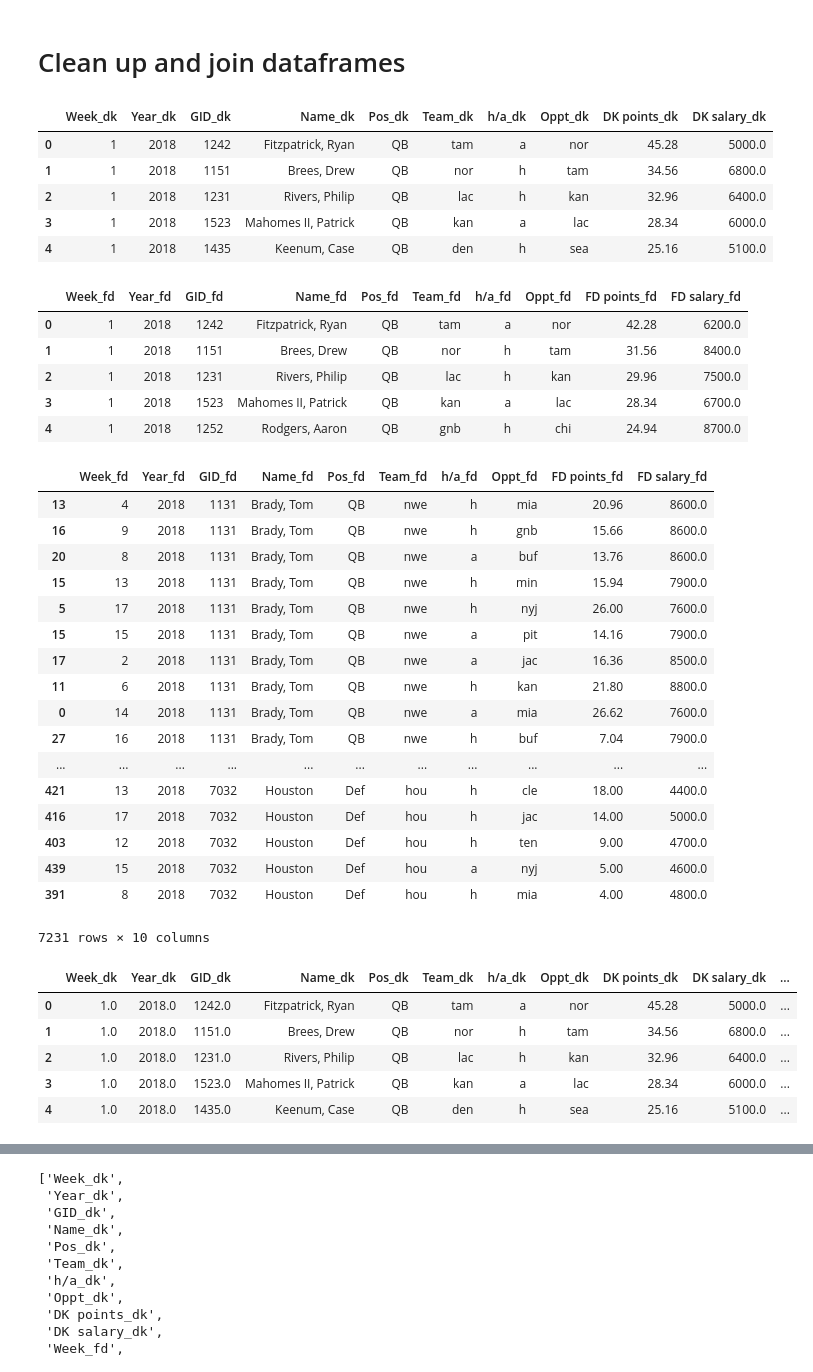
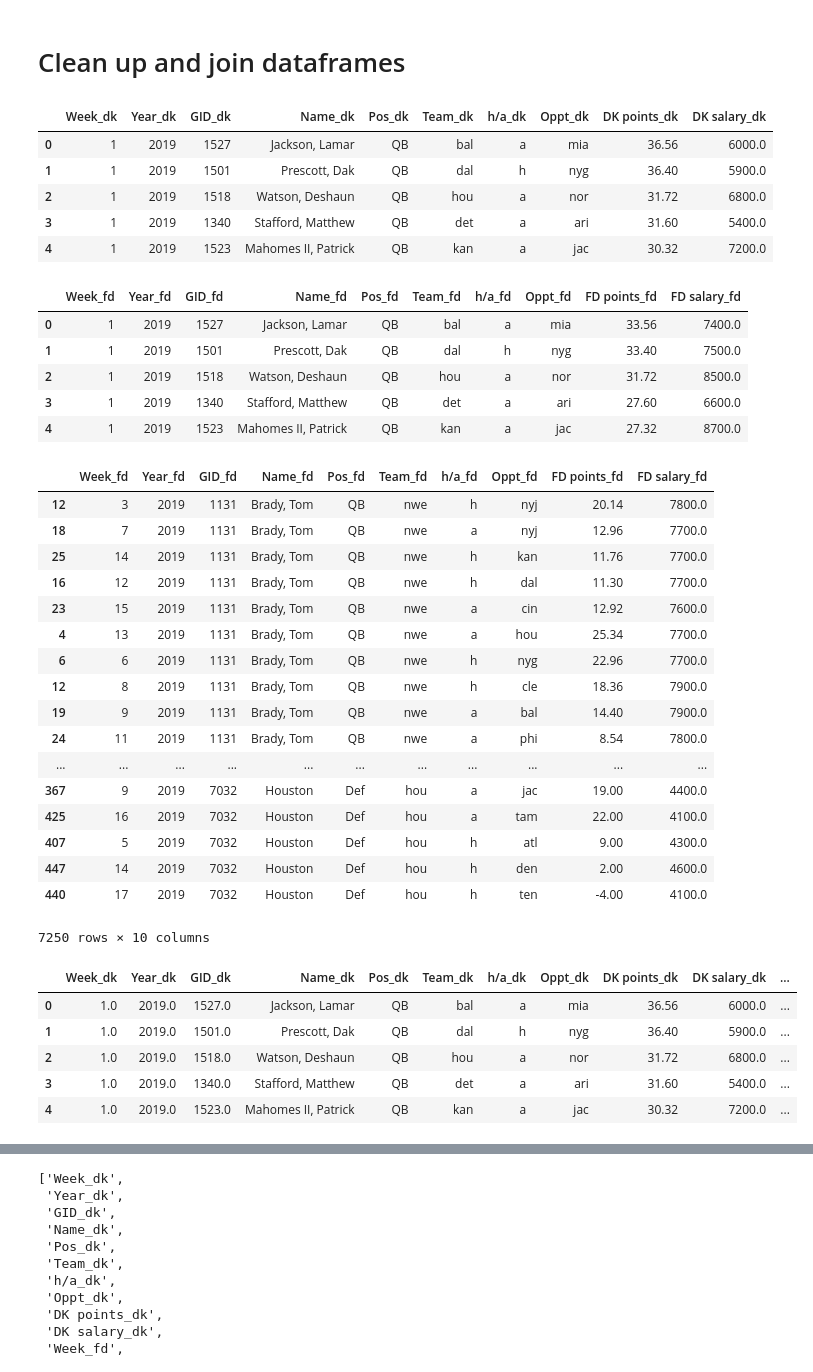
Before and after one commit to JGH85/LineupCombiner, a Jupyter notebook: ScrapePastFantasyData.ipynb, the cells around one changed output, grey strips where cells are left out. Saved outputs shown, nothing was run; the diff lists cells and outputs as text; code cells hidden in the pictures.

```diff
--- a/ScrapePastFantasyData.ipynb
+++ b/ScrapePastFantasyData.ipynb
@@ -73,14 +73,14 @@ week_query = '&week='
 # %%
-url_list_fd_2018 = []
-year = '2018'
+url_list_fd = []
+year = '2019'
 for i in range (1,18):
     combined_url = base_url + fd_search + year_query + year + week_query + str(i)
     print(combined_url)
-    url_list_fd_2018.append(combined_url)
+    url_list_fd.append(combined_url)
 
-url_list_dk_2018 = []
+url_list_dk = []
 for i in range (1,18):
     combined_url = base_url + dk_search + year_query + year + week_query + str(i)
     print(combined_url)
-    url_list_dk_2018.append(combined_url)
+    url_list_dk.append(combined_url)
 # %% [output]
@@ -106,7 +106,7 @@ http://rotoguru1.com/cgi-bin/fyday.pl?scsv=1&game=dk&year=2018&week=17
 # %%
 master_df_fd = pd.DataFrame()
 
-for u in url_list_fd_2018:
+for u in url_list_fd:
     temp_df = url_to_dataframe(u)
     master_df_fd = master_df_fd.append(temp_df)
 # %% [output]
@@ -130,7 +130,7 @@ http://rotoguru1.com/cgi-bin/fyday.pl?scsv=1&game=fd&year=2018&week=17
 # %%
 master_df_dk = pd.DataFrame()
 
-for u in url_list_dk_2018:
+for u in url_list_dk:
     temp_df = url_to_dataframe(u)
     master_df_dk = master_df_dk.append(temp_df)
 # %% [output]
@@ -168,11 +168,11 @@ master_df_dk = master_df_dk.add_suffix('_dk')
 master_df_dk.head()
 # %% [output]
 |  | Week_dk | Year_dk | GID_dk | Name_dk | Pos_dk | Team_dk | h/a_dk | Oppt_dk | DK points_dk | DK salary_dk |
-| 0 | 1 | 2018 | 1242 | Fitzpatrick, Ryan | QB | tam | a | nor | 45.28 | 5000.0 |
-| 1 | 1 | 2018 | 1151 | Brees, Drew | QB | nor | h | tam | 34.56 | 6800.0 |
-| 2 | 1 | 2018 | 1231 | Rivers, Philip | QB | lac | h | kan | 32.96 | 6400.0 |
-| 3 | 1 | 2018 | 1523 | Mahomes II, Patrick | QB | kan | a | lac | 28.34 | 6000.0 |
-| 4 | 1 | 2018 | 1435 | Keenum, Case | QB | den | h | sea | 25.16 | 5100.0 |
+| 0 | 1 | 2019 | 1527 | Jackson, Lamar | QB | bal | a | mia | 36.56 | 6000.0 |
+| 1 | 1 | 2019 | 1501 | Prescott, Dak | QB | dal | h | nyg | 36.40 | 5900.0 |
+| 2 | 1 | 2019 | 1518 | Watson, Deshaun | QB | hou | a | nor | 31.72 | 6800.0 |
+| 3 | 1 | 2019 | 1340 | Stafford, Matthew | QB | det | a | ari | 31.60 | 5400.0 |
+| 4 | 1 | 2019 | 1523 | Mahomes II, Patrick | QB | kan | a | jac | 30.32 | 7200.0 |
 # %%
 # master_df_dk.sort_values(by=['GID_dk'])
 # %%
@@ -181,42 +181,42 @@ master_df_fd = master_df_fd.add_suffix('_fd')
 master_df_fd.head()
 # %% [output]
 |  | Week_fd | Year_fd | GID_fd | Name_fd | Pos_fd | Team_fd | h/a_fd | Oppt_fd | FD points_fd | FD salary_fd |
-| 0 | 1 | 2018 | 1242 | Fitzpatrick, Ryan | QB | tam | a | nor | 42.28 | 6200.0 |
-| 1 | 1 | 2018 | 1151 | Brees, Drew | QB | nor | h | tam | 31.56 | 8400.0 |
-| 2 | 1 | 2018 | 1231 | Rivers, Philip | QB | lac | h | kan | 29.96 | 7500.0 |
-| 3 | 1 | 2018 | 1523 | Mahomes II, Patrick | QB | kan | a | lac | 28.34 | 6700.0 |
-| 4 | 1 | 2018 | 1252 | Rodgers, Aaron | QB | gnb | h | chi | 24.94 | 8700.0 |
+| 0 | 1 | 2019 | 1527 | Jackson, Lamar | QB | bal | a | mia | 33.56 | 7400.0 |
+| 1 | 1 | 2019 | 1501 | Prescott, Dak | QB | dal | h | nyg | 33.40 | 7500.0 |
+| 2 | 1 | 2019 | 1518 | Watson, Deshaun | QB | hou | a | nor | 31.72 | 8500.0 |
+| 3 | 1 | 2019 | 1340 | Stafford, Matthew | QB | det | a | ari | 27.60 | 6600.0 |
+| 4 | 1 | 2019 | 1523 | Mahomes II, Patrick | QB | kan | a | jac | 27.32 | 8700.0 |
 # %%
 master_df_fd.sort_values(by=['GID_fd'])
 # %% [output]
 |  | Week_fd | Year_fd | GID_fd | Name_fd | Pos_fd | Team_fd | h/a_fd | Oppt_fd | FD points_fd | FD salary_fd |
-| 13 | 4 | 2018 | 1131 | Brady, Tom | QB | nwe | h | mia | 20.96 | 8600.0 |
-| 16 | 9 | 2018 | 1131 | Brady, Tom | QB | nwe | h | gnb | 15.66 | 8600.0 |
-| 20 | 8 | 2018 | 1131 | Brady, Tom | QB | nwe | a | buf | 13.76 | 8600.0 |
-| 15 | 13 | 2018 | 1131 | Brady, Tom | QB | nwe | h | min | 15.94 | 7900.0 |
-| 5 | 17 | 2018 | 1131 | Brady, Tom | QB | nwe | h | nyj | 26.00 | 7600.0 |
-| 15 | 15 | 2018 | 1131 | Brady, Tom | QB | nwe | a | pit | 14.16 | 7900.0 |
-| 17 | 2 | 2018 | 1131 | Brady, Tom | QB | nwe | a | jac | 16.36 | 8500.0 |
-| 11 | 6 | 2018 | 1131 | Brady, Tom | QB | nwe | h | kan | 21.80 | 8800.0 |
-| 0 | 14 | 2018 | 1131 | Brady, Tom | QB | nwe | a | mia | 26.62 | 7600.0 |
-| 27 | 16 | 2018 | 1131 | Brady, Tom | QB | nwe | h | buf | 7.04 | 7900.0 |
+| 12 | 3 | 2019 | 1131 | Brady, Tom | QB | nwe | h | nyj | 20.14 | 7800.0 |
+| 18 | 7 | 2019 | 1131 | Brady, Tom | QB | nwe | a | nyj | 12.96 | 7700.0 |
+| 25 | 14 | 2019 | 1131 | Brady, Tom | QB | nwe | h | kan | 11.76 | 7700.0 |
+| 16 | 12 | 2019 | 1131 | Brady, Tom | QB | nwe | h | dal | 11.30 | 7700.0 |
+| 23 | 15 | 2019 | 1131 | Brady, Tom | QB | nwe | a | cin | 12.92 | 7600.0 |
+| 4 | 13 | 2019 | 1131 | Brady, Tom | QB | nwe | a | hou | 25.34 | 7700.0 |
+| 6 | 6 | 2019 | 1131 | Brady, Tom | QB | nwe | h | nyg | 22.96 | 7700.0 |
+| 12 | 8 | 2019 | 1131 | Brady, Tom | QB | nwe | h | cle | 18.36 | 7900.0 |
+| 19 | 9 | 2019 | 1131 | Brady, Tom | QB | nwe | a | bal | 14.40 | 7900.0 |
+| 24 | 11 | 2019 | 1131 | Brady, Tom | QB | nwe | a | phi | 8.54 | 7800.0 |
 | ... | ... | ... | ... | ... | ... | ... | ... | ... | ... | ... |
-| 421 | 13 | 2018 | 7032 | Houston | Def | hou | h | cle | 18.00 | 4400.0 |
-| 416 | 17 | 2018 | 7032 | Houston | Def | hou | h | jac | 14.00 | 5000.0 |
-| 403 | 12 | 2018 | 7032 | Houston | Def | hou | h | ten | 9.00 | 4700.0 |
-| 439 | 15 | 2018 | 7032 | Houston | Def | hou | a | nyj | 5.00 | 4600.0 |
-| 391 | 8 | 2018 | 7032 | Houston | Def | hou | h | mia | 4.00 | 4800.0 |
+| 367 | 9 | 2019 | 7032 | Houston | Def | hou | a | jac | 19.00 | 4400.0 |
+| 425 | 16 | 2019 | 7032 | Houston | Def | hou | a | tam | 22.00 | 4100.0 |
+| 407 | 5 | 2019 | 7032 | Houston | Def | hou | h | atl | 9.00 | 4300.0 |
+| 447 | 14 | 2019 | 7032 | Houston | Def | hou | h | den | 2.00 | 4600.0 |
+| 440 | 17 | 2019 | 7032 | Houston | Def | hou | h | ten | -4.00 | 4100.0 |
-7231 rows × 10 columns
+7250 rows × 10 columns
 # %%
-all_2018 = pd.merge(master_df_dk, master_df_fd, 'outer', left_on =['GID_dk', 'Week_dk'], right_on = ['GID_fd', 'Week_fd'])
-all_2018.head()
+all_year = pd.merge(master_df_dk, master_df_fd, 'outer', left_on =['GID_dk', 'Week_dk'], right_on = ['GID_fd', 'Week_fd'])
+all_year.head()
 # %% [output]
 |  | Week_dk | Year_dk | GID_dk | Name_dk | Pos_dk | Team_dk | h/a_dk | Oppt_dk | DK points_dk | DK salary_dk | ... |
-| 0 | 1.0 | 2018.0 | 1242.0 | Fitzpatrick, Ryan | QB | tam | a | nor | 45.28 | 5000.0 | ... |
-| 1 | 1.0 | 2018.0 | 1151.0 | Brees, Drew | QB | nor | h | tam | 34.56 | 6800.0 | ... |
-| 2 | 1.0 | 2018.0 | 1231.0 | Rivers, Philip | QB | lac | h | kan | 32.96 | 6400.0 | ... |
-| 3 | 1.0 | 2018.0 | 1523.0 | Mahomes II, Patrick | QB | kan | a | lac | 28.34 | 6000.0 | ... |
-| 4 | 1.0 | 2018.0 | 1435.0 | Keenum, Case | QB | den | h | sea | 25.16 | 5100.0 | ... |
+| 0 | 1.0 | 2019.0 | 1527.0 | Jackson, Lamar | QB | bal | a | mia | 36.56 | 6000.0 | ... |
+| 1 | 1.0 | 2019.0 | 1501.0 | Prescott, Dak | QB | dal | h | nyg | 36.40 | 5900.0 | ... |
+| 2 | 1.0 | 2019.0 | 1518.0 | Watson, Deshaun | QB | hou | a | nor | 31.72 | 6800.0 | ... |
+| 3 | 1.0 | 2019.0 | 1340.0 | Stafford, Matthew | QB | det | a | ari | 31.60 | 5400.0 | ... |
+| 4 | 1.0 | 2019.0 | 1523.0 | Mahomes II, Patrick | QB | kan | a | jac | 30.32 | 7200.0 | ... |
 # %%
 len(master_df_dk)
 # %% [output]
```
Also changed, not shown: parts of 20 cells of this notebook, 2 other files.
